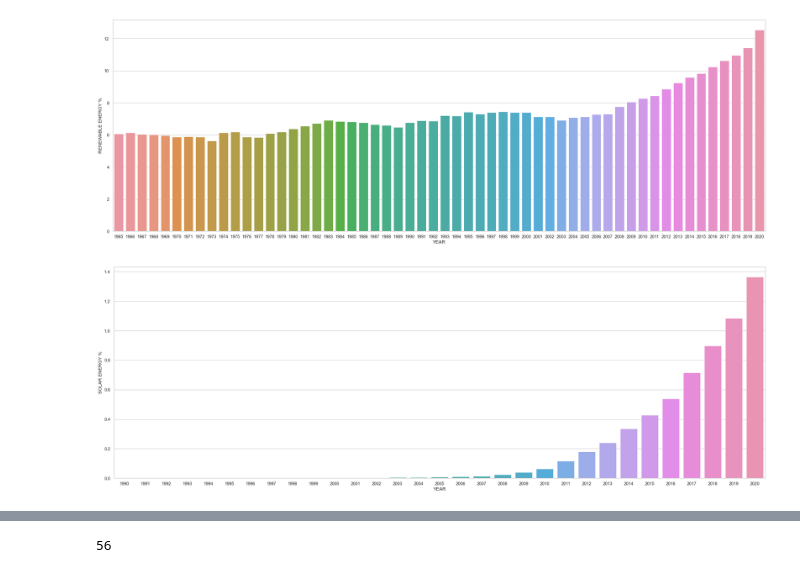
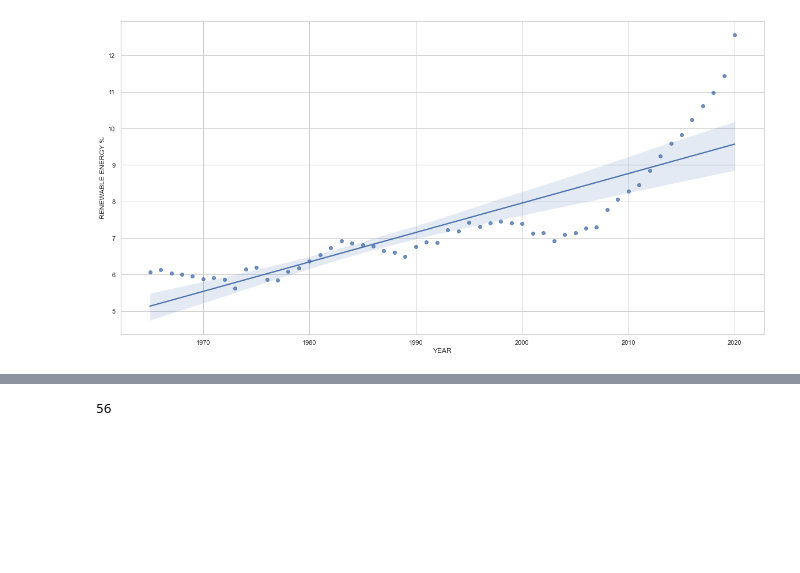
Before and after one commit to MaxTabo/Final_Project, a Jupyter notebook: FINAL TEST.ipynb, the cells around one changed output, grey strips where cells are left out. Saved outputs shown, nothing was run; the diff lists cells and outputs as text; code cells hidden in the pictures; blank space fills up the shorter version.

```diff
--- a/FINAL TEST.ipynb
+++ b/FINAL TEST.ipynb
@@ -180,0 +157,4 @@ wrl_renew
+# %%
+wrl= pd.read_csv("wrl_renew.csv")
+main= pd.read_csv("main.csv")
+growth= pd.read_csv("growth.csv")
@@ -181,4 +296,9 @@ wrl_renew
 # %%
 sns.set_context("poster")
-sns.set(rc={"figure.figsize": (30.,10.)})
+sns.set(rc={"figure.figsize": (20.,8.)})
 sns.set_style("whitegrid")
+# %%
+sns.set_context("poster")
+sns.set(rc={"figure.figsize": (30.,10.)})
+sns.set_style("whitegrid")
+sns.barplot(data=wrl_renew,x='YEAR',y='RENEWABLE ENERGY %');
@@ -184,0 +311,3 @@ sns.set_style("whitegrid")
+# %%
+sns.set(rc={"figure.figsize": (10.,10.)})
+sns.scatterplot(data=wrl,x='YEAR',y_bins=10,y='RENEWABLE ENERGY %',hue='RENEWABLE ENERGY TWh');
@@ -185,8 +316,4 @@ sns.set_style("whitegrid")
 # %%
-sns.barplot(data=wrl_renew,x='YEAR',y='RENEWABLE ENERGY %');
+sns.regplot(x="YEAR", y="RENEWABLE ENERGY %", data=wrl);
 # %% [output]
-[figure, old version]
+[figure, new version]
-# %%
-sns.barplot(data=wrl,x='YEAR',y='SOLAR ENERGY %');
-# %% [output]
-[figure, removed]
```
Also changed, not shown: parts of 39 cells of this notebook, 10 other files.
